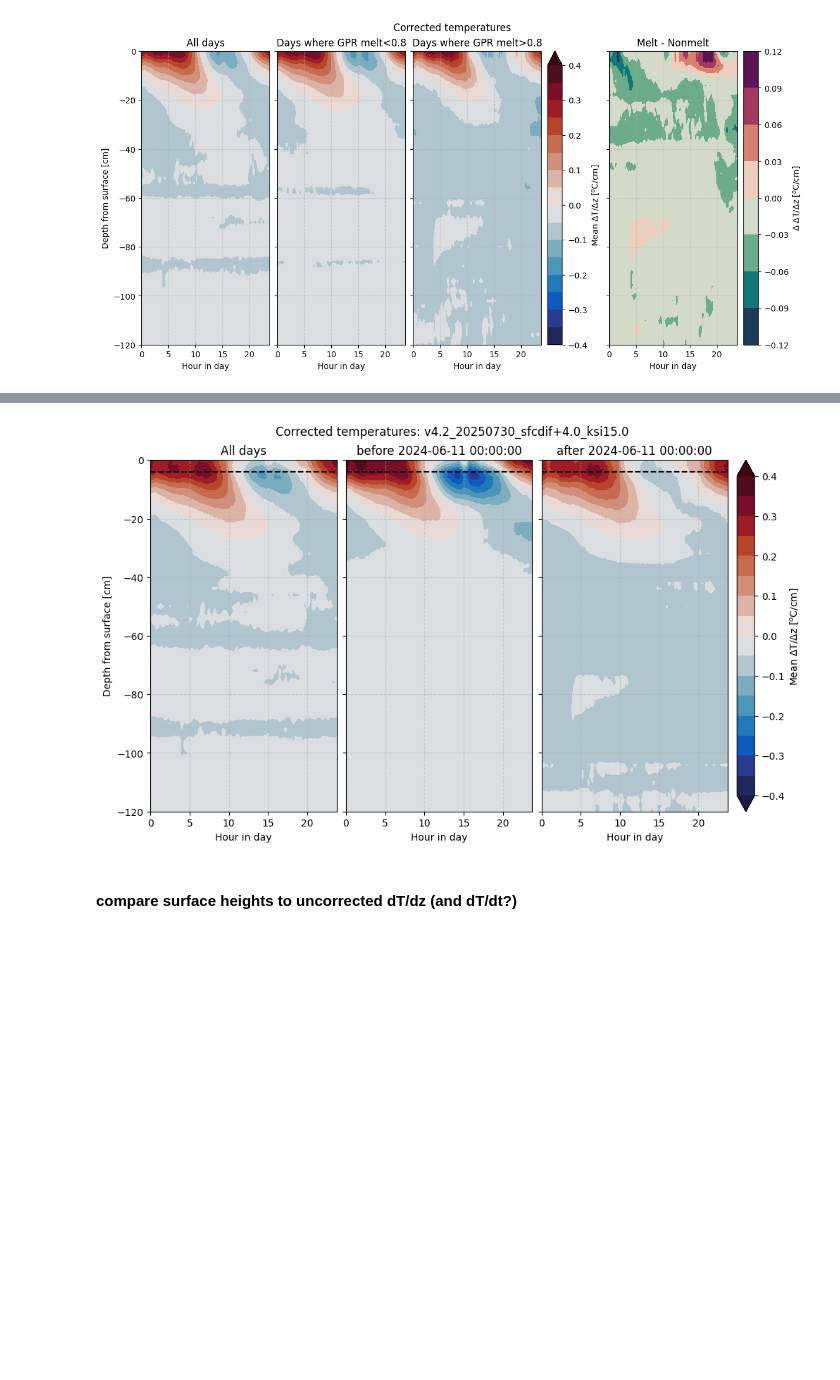
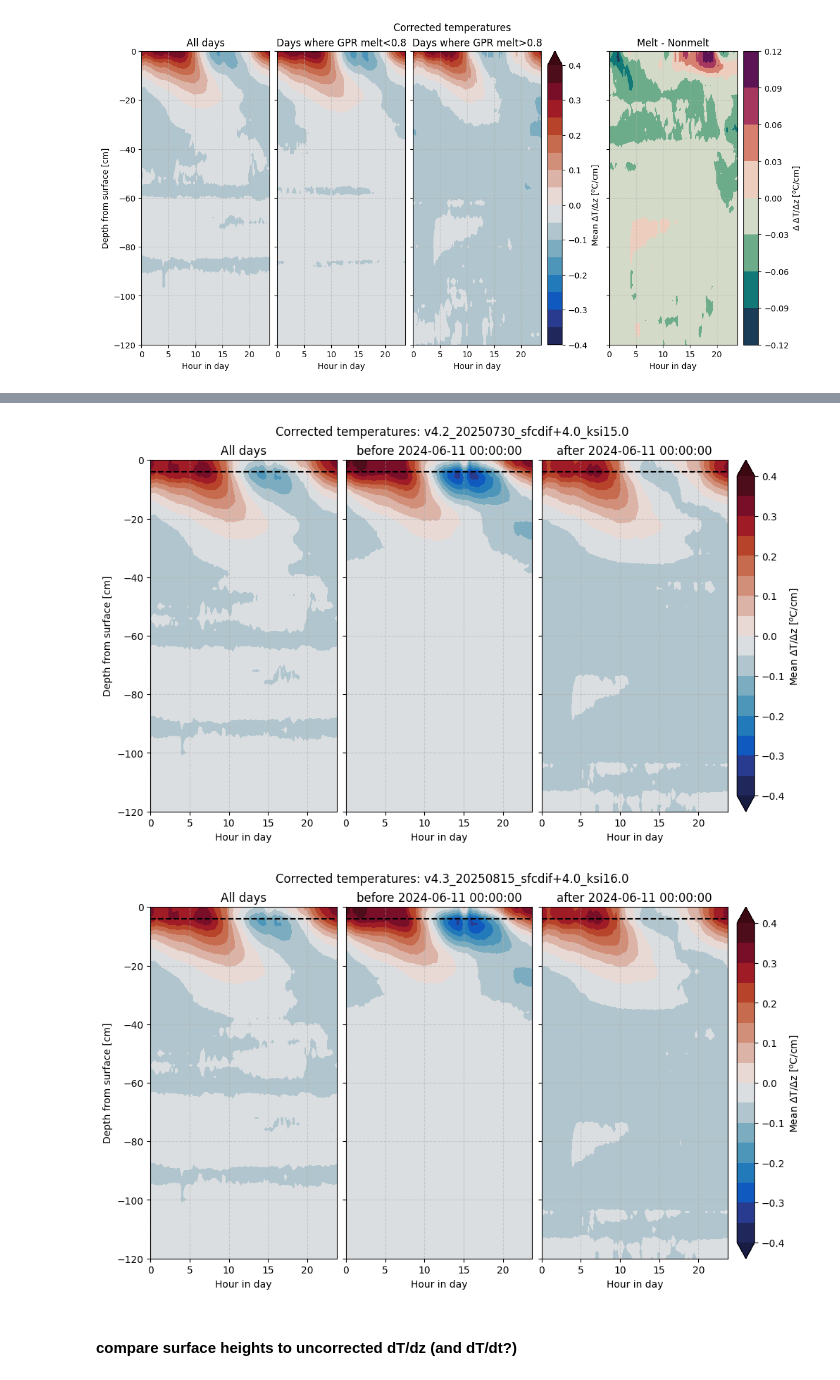
Before and after one commit to sledd/ICECAPS_raven, a Jupyter notebook: var-surfaces_avg-dTdz_comparison.ipynb, the cells around one changed output, grey strips where cells are left out. Drawn from its saved outputs; the diff is of its cells as text; code cells hidden in the pictures; blank space fills up the shorter version.

```diff
--- a/var-surfaces_avg-dTdz_comparison.ipynb
+++ b/var-surfaces_avg-dTdz_comparison.ipynb
@@ -451,7 +471,8 @@ plt.show()
 # file_versions = ['v2_20250723', 'v4_20250726_sfcdif+4.0', 'v4_20250726_sfcdif+0.0',
 #                  'v4.1_20250729_sfcdif+4.0', 'v4.1_20250729_sfcdif+0.0',]
 file_versions = ['v4.1_20250729_sfcdif+0.0',
-                'v4.2_20250730_sfcdif+4.0_ksi15.0', ]
+                'v4.2_20250730_sfcdif+4.0_ksi15.0',
+                'v4.3_20250815_sfcdif+4.0_ksi16.0']
 
 
 for fversion in file_versions:
@@ -482,33 +503,34 @@ for fversion in file_versions:
     early_idx = np.where(simba_data['dates']<date_threshold)
     late_idx = np.where(simba_data['dates']>=date_threshold)
 
 
     daily_avgs_dTdz_early = get_diurnal_cycle(simba_data['dates'][early_idx], dTdz_rel_sfc[early_idx[0],:])
     daily_avgs_dTdz_late = get_diurnal_cycle(simba_data['dates'][late_idx], dTdz_rel_sfc[late_idx[0],:])
 
     fig, axs = plt.subplots(1,3, figsize=(10,6), constrained_layout=True, sharey=True)
 
     subtitles = ['All days', f'before {date_threshold}', f'after {date_threshold}']
 
 
     for i, (ax, var) in enumerate(zip(axs.ravel(), [avg_diurnal_dTdz, daily_avgs_dTdz_early, daily_avgs_dTdz_late])):
         cb = ax.contourf(np.unique(plt_tod), depth_rel_sfc, np.swapaxes(-var,0,1), levels=np.arange(-.4,.41,.05),
                          cmap=cmocean.cm.balance, extend='both')
         ax.set_title(subtitles[i])
         ax.axhline(y=-4, c='k', ls='--')
         ax.set_ylim(-120,0)
         ax.set_xlabel('Hour in day')
         ax.grid(alpha=.5, ls='--')
 
     plt.colorbar(cb, label='Mean $\Delta$T/$\Delta$z [$^o$C/cm]', ax=axs[-1])
 
     axs[0].set_ylabel('Depth from surface [cm]')
     fig.suptitle(f'Corrected temperatures: {fversion}')
     # plt.tight_layout()
     plt.show()
 # %% [output]
 [figure]
 [figure]
+[figure, added]
 # %% [markdown]
 #### compare surface heights to uncorrected dT/dz (and dT/dt?)
 # %%
```
Also changed, not shown: parts of 4 cells of this notebook.
